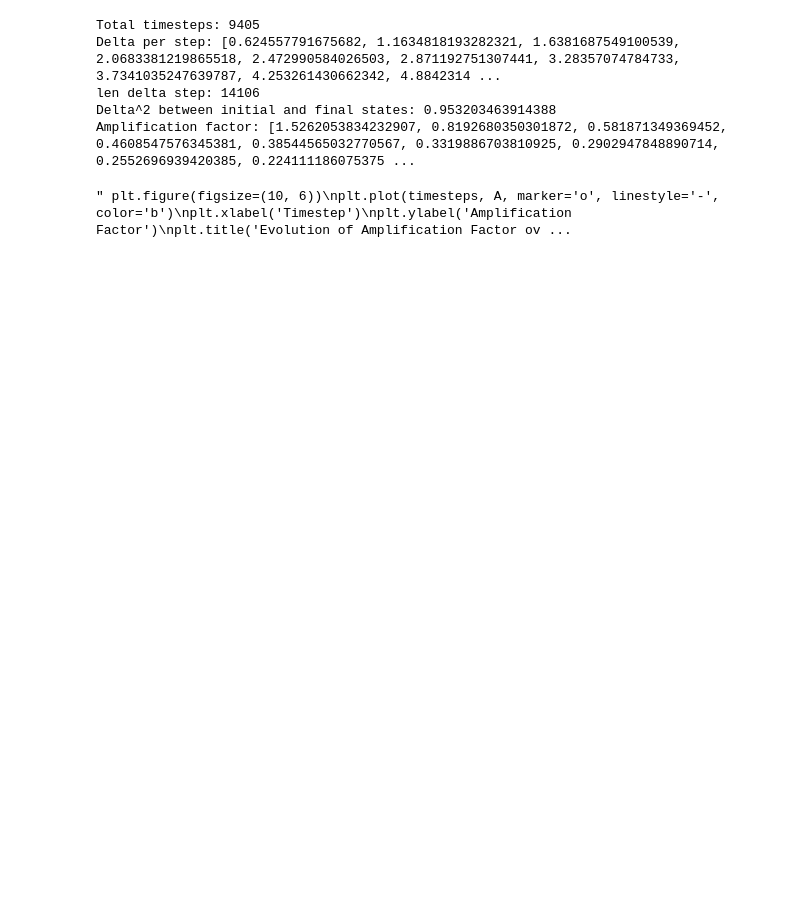
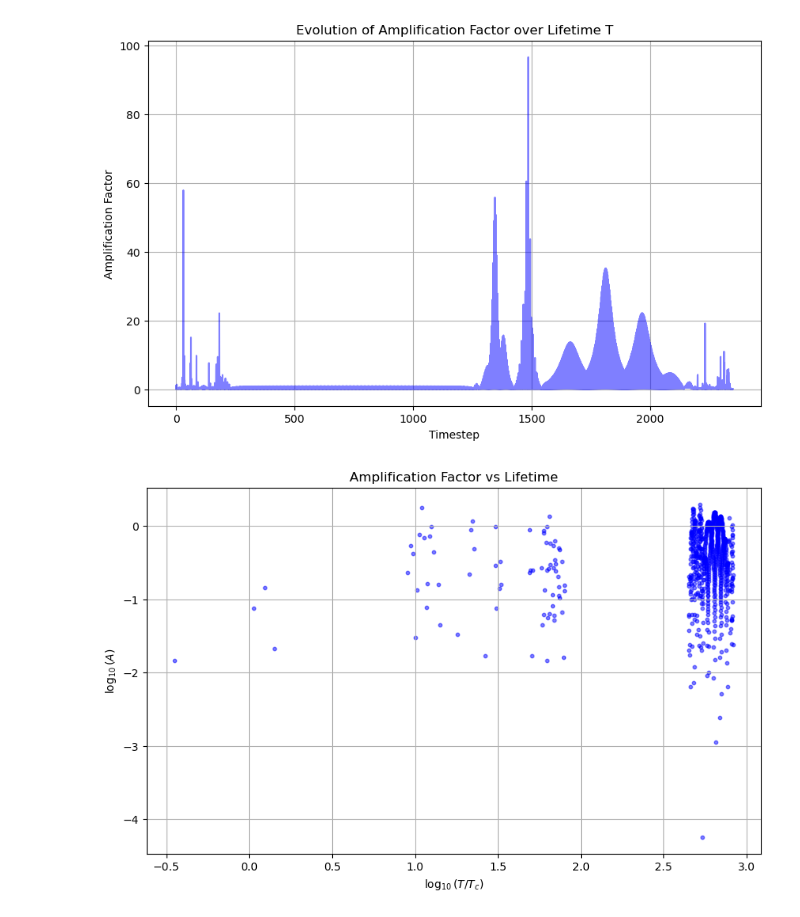
Before and after one commit to martinacacciola/Detecting-Chaos, a Jupyter notebook: PhaseSpaceDistance.ipynb, the cells around one changed output. Saved outputs shown, nothing was run; the diff lists cells and outputs as text; code cells hidden in the pictures; blank space fills up the shorter version.

```diff
--- a/PhaseSpaceDistance.ipynb
+++ b/PhaseSpaceDistance.ipynb
@@ -13,7 +13,7 @@ backward_trajectory = df[df['Phase'] == -1]
 total_timesteps = len(df['Timestep'].unique())
 midpoint = total_timesteps // 2  # Midpoint corresponds to t=T=lifetime
 timesteps = df['Timestep'].unique()
-print('Total timesteps:', total_timesteps)
+# print('Total timesteps:', total_timesteps)
 
 particles = df['Particle Number'].unique()
 
@@ -38,58 +38,69 @@ def compute_delta(forward_state, backward_state):
 # backward state = total timesteps - 1 - current forward state
 # forward state = current forward state (until midpoint)
 delta_per_step = []
-for p in particles:
-    delta_sum = 0
-    forward_p = forward_trajectory[forward_trajectory['Particle Number'] == p]
-    backward_p = backward_trajectory[backward_trajectory['Particle Number'] == p]
 
-    for i in range(len(timesteps) // 2):
+for i in range(len(timesteps) // 2):
+    delta_sum = 0  # Initialize sum of deltas for this timestep
+    for p in particles:
+        forward_p = forward_trajectory[forward_trajectory['Particle Number'] == p]
+        backward_p = backward_trajectory[backward_trajectory['Particle Number'] == p]
+
         forward_state = forward_p[forward_p['Timestep'] == timesteps[i]]
         backward_state = backward_p[backward_p['Timestep'] == timesteps[total_timesteps - 1 - i]]
+
         delta = compute_delta(forward_state, backward_state)
-        # We need to have a single value by summing over the bodies
         delta_sum += delta
-        delta_per_step.append(delta_sum)
-print('Delta per step:', delta_per_step)
-print('len delta step:',len(delta_per_step))
 
+    delta_per_step.append(delta_sum)  # Append the summed delta for this timestep
 
+# print('Delta per step:', delta_per_step)
+# print('len delta step:', len(delta_per_step))
 
 # We want to compute delta between initial and final states
 delta_initial_final = 0
 
 for p in particles:
     forward_p = forward_trajectory[forward_trajectory['Particle Number'] == p]
     backward_p = backward_trajectory[backward_trajectory['Particle Number'] == p]
 
     # Initial state from forward trajectory
     forward_initial = forward_p[forward_p['Timestep'] == 0]
 
     # Final state from backward trajectory
     max_backward_timestep = backward_p['Timestep'].max()
     backward_final = backward_p[backward_p['Timestep'] == max_backward_timestep]
 
     delta_initial_final += compute_delta(forward_initial, backward_final)
 
-print(f'Delta^2 between initial and final states: {delta_initial_final}')
+# print(f'Delta^2 between initial and final states: {delta_initial_final}')
 
 # Amplification factor for each integration step
 A = [delta_initial_final/delta_per_step[i] for i in range(len(delta_per_step))]
-print('Amplification factor:', A)
-print('len A:',len(A))
+# print('Amplification factor:', A)
+# print('len A:',len(A))
 
 # Amplification factor evolution over lifetime
-""" plt.figure(figsize=(10, 6))
-plt.plot(timesteps, A, marker='o', linestyle='-', color='b')
+plt.figure(figsize=(10, 6))
+plt.plot(timesteps[:midpoint], A, color='b', alpha=0.5)
 plt.xlabel('Timestep')
 plt.ylabel('Amplification Factor')
 plt.title('Evolution of Amplification Factor over Lifetime T')
 plt.grid(True)
-plt.show() """
+plt.show()
+
+# Crossing time
+T_c = 2 * np.sqrt(2)
+# Normalize lifetime
+T_norm = [timesteps[i] / T_c for i in range(len(delta_per_step))]
+
+# Scatter plot of A vs T/T_c
+plt.figure(figsize=(10, 6))
+plt.scatter(np.log10(T_norm), np.log10(np.log10(A)), color='b', alpha=0.5, s=10)
+plt.xlabel(r'$\log_{10}(T/T_c)$')
+plt.ylabel(r'$\log_{10}(A)$')
+plt.title('Amplification Factor vs Lifetime')
+plt.grid(True)
+plt.show()
 # %% [output]
-Total timesteps: 9405
-Delta per step: [0.624557791675682, 1.1634818193282321, 1.6381687549100539, 2.0683381219865518, 2.472990584026503, 2.871192751307441, 3.28357074784733, 3.7341035247639787, 4.253261430662342, 4.8842314 ...
-len delta step: 14106
-Delta^2 between initial and final states: 0.953203463914388
-Amplification factor: [1.5262053834232907, 0.8192680350301872, 0.581871349369452, 0.4608547576345381, 0.38544565032770567, 0.3319886703810925, 0.2902947848890714, 0.2552696939420385, 0.224111186075375 ...
-" plt.figure(figsize=(10, 6))\nplt.plot(timesteps, A, marker='o', linestyle='-', color='b')\nplt.xlabel('Timestep')\nplt.ylabel('Amplification Factor')\nplt.title('Evolution of Amplification Factor ov ...
+[figure, added]
+[figure, added]
```
